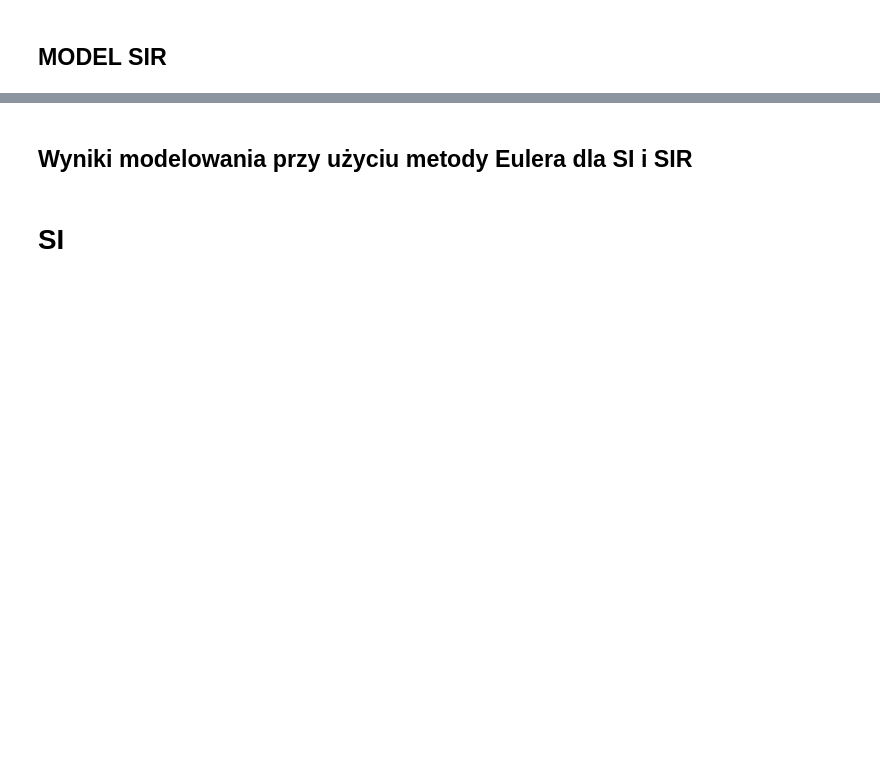
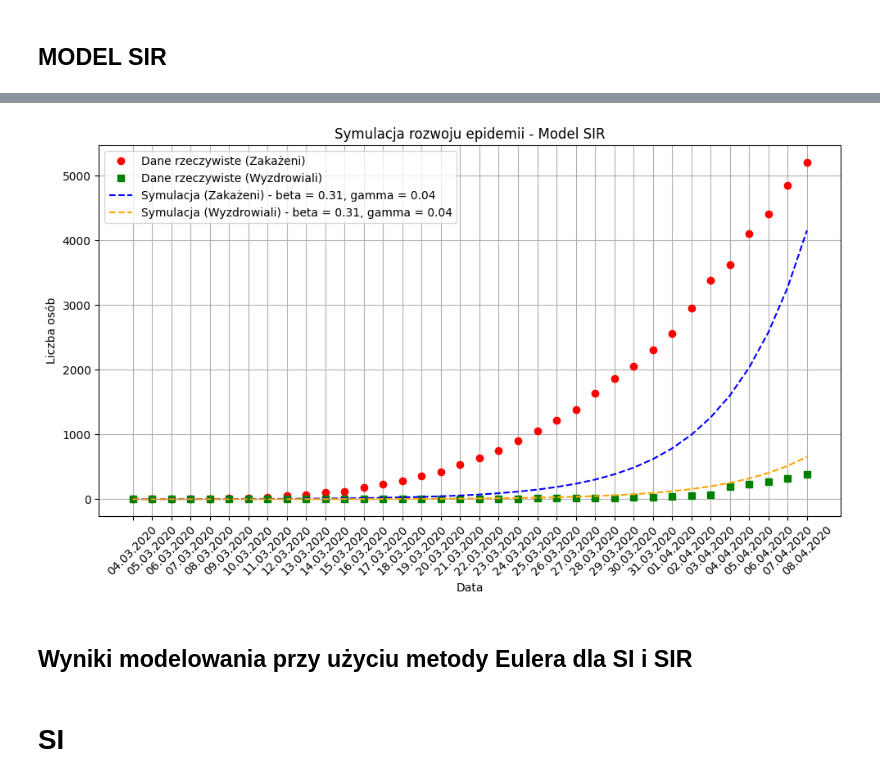
Before and after one commit to 277465/Modelowanie-Pandemii-Sars-cov-19, a Jupyter notebook: projekt.ipynb, the cells around one changed output, grey strips where cells are left out. Drawn from its saved outputs; the diff is of its cells as text; code cells hidden in the pictures; blank space fills up the shorter version.

```diff
--- a/projekt.ipynb
+++ b/projekt.ipynb
@@ -267,3 +236,71 @@ update(beta, gamma)
+# %%
+import numpy as np
+import matplotlib.pyplot as plt
+
+# Parametry początkowe
+n = 37_900_000  # Populacja
+S0 = n - 1  # Liczba osób podatnych (cała populacja z wyjątkiem jednej osoby zakażonej)
+I0 = 1  # Liczba początkowych zakażonych
+R0 = 0  # Liczba początkowych wyleczonych
+
+# Dane: dni i liczba zakażonych
+dates = ['04.03.2020', '05.03.2020', '06.03.2020', '07.03.2020', '08.03.2020', '09.03.2020',
+         '10.03.2020', '11.03.2020', '12.03.2020', '13.03.2020', '14.03.2020', '15.03.2020',
+         '16.03.2020', '17.03.2020', '18.03.2020', '19.03.2020', '20.03.2020', '21.03.2020', '22.03.2020', '23.03.2020', '24.03.2020', '25.03.2020', '26.03.2020',
+         '27.03.2020', '28.03.2020', '29.03.2020', '30.03.2020', '31.03.2020', '01.04.2020',
+         '02.04.2020', '03.04.2020', '04.04.2020', '05.04.2020', '06.04.2020', '07.04.2020', '08.04.2020']
+
+# Dane zakażonych w rzeczywistości (szacowane)
+infected_data = [1, 1, 3, 6, 11, 17, 22, 31, 51, 68, 104, 125, 177, 238, 287, 355, 425, 536, 634, 749, 901, 1051, 1221, 1389, 1638, 1862, 2055, 2311, 2554,
+                 2946, 3383, 3627, 4102, 4413, 4848, 5205]  # Dane o liczbie zakażonych
+
+# Dane o liczbie wyzdrowiałych
+recovery_data = [0, 0, 0, 0, 0, 0, 0, 0, 1, 2, 3, 3, 4, 5, 5, 5, 5, 5, 7, 8,
+                 10, 14, 16, 16, 18, 22, 31, 33, 43, 57, 71, 195, 228, 269, 320, 381]  # Dane o liczbie wyzdrowiałych
+
+# Funkcja do aktualizacji wykresu
+def update(beta, gamma):
+    # Symulacja numeryczna metodą Eulera
+    t_max = len(dates)
+    S = np.zeros(t_max)
+    I = np.zeros(t_max)
+    R = np.zeros(t_max)
+    S[0] = S0
+    I[0] = I0
+    R[0] = R0
+
+    dt = 1  # Krok czasowy
+    for t in range(1, t_max):
+        dS = -beta * S[t-1] * I[t-1] * dt / n
+        dI = beta * S[t-1] * I[t-1] * dt / n - gamma * I[t-1] * dt
+        dR = gamma * I[t-1] * dt
+        S[t] = S[t-1] + dS
+        I[t] = I[t-1] + dI
+        R[t] = R[t-1] + dR
+
+    # Rysowanie wykresu
+    plt.figure(figsize=(10, 6))
+    plt.plot(range(t_max), infected_data, 'o', label='Dane rzeczywiste (Zakażeni)', color='red')
+    plt.plot(range(t_max), recovery_data, 's', label='Dane rzeczywiste (Wyzdrowiali)', color='green')
+    plt.plot(range(t_max), I, label=f'Symulacja (Zakażeni) - beta = {beta:.2f}, gamma = {gamma:.2f}', linestyle='--', color='blue')
+    plt.plot(range(t_max), R, label=f'Symulacja (Wyzdrowiali) - beta = {beta:.2f}, gamma = {gamma:.2f}', linestyle='--', color='orange')
+
+    plt.xticks(range(t_max), dates, rotation=45)
+    plt.xlabel('Data')
+    plt.ylabel('Liczba osób')
+    plt.title('Symulacja rozwoju epidemii - Model SIR')
+    plt.legend()
+    plt.grid(True)
+    plt.tight_layout()
+
+    # Odświeżenie wykresu
+    plt.show()
+
+
+# Wywołanie funkcji z określonymi wartościami beta i gamma
+update(beta_avg, gamma_average)
+# %% [output]
+[figure, added]
 # %% [markdown]
 ## Wyniki modelowania przy użyciu metody Eulera dla SI i SIR
 # %% [markdown]
```
Also changed, not shown: parts of 4 cells of this notebook.
